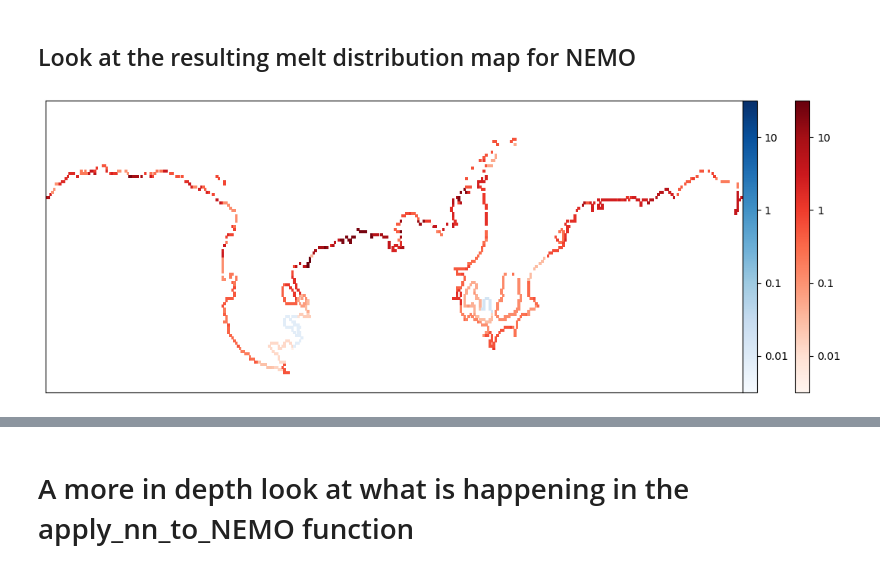
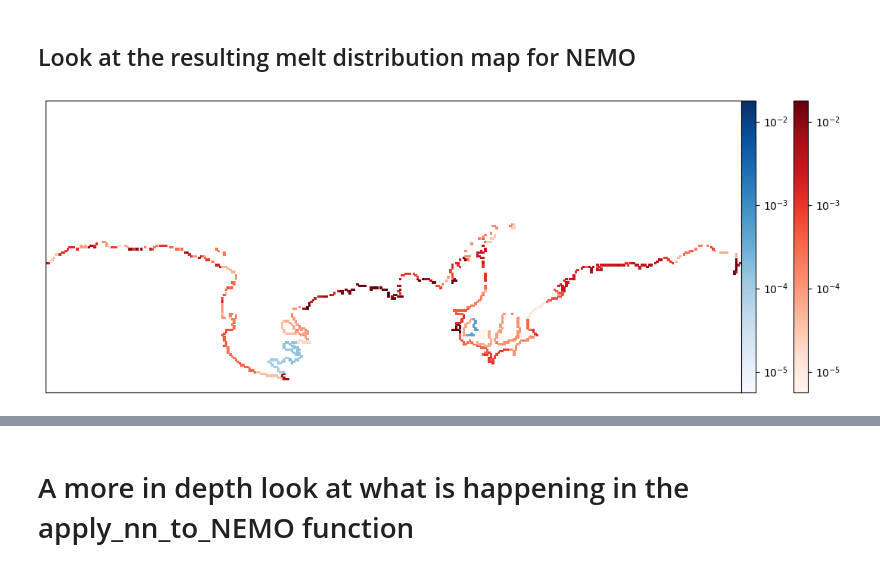
Before and after one commit to hockenden97/simpleNN_basal_melt, a Jupyter notebook: AIAI_scripts_notebooks/NEMO_full_process_function.ipynb, the cells around one changed output, grey strips where cells are left out. Saved outputs shown, nothing was run; the diff lists cells and outputs as text; code cells hidden in the pictures.

```diff
--- a/AIAI_scripts_notebooks/NEMO_full_process_function.ipynb
+++ b/AIAI_scripts_notebooks/NEMO_full_process_function.ipynb
@@ -24,6 +24,11 @@ from scipy.spatial import cKDTree
 
 # NEMO simulation temperature and salinity profiles
 filepath_nemo_output = '/bettik/ockendeh/SCRIPTS/simpleNN_basal_melt/AIAI_data/ECM71-ico-LR-pi-01.pi_1883_1Y_grid_T.nc'
+filepath_nemo_output = '/bettik/ockendeh/NEMO_simulations/TGCC/eORCA1.L75-TOTO_y1985.1y_gridT.nc'
+filepath_nemo_output = '/bettik/ockendeh/NEMO_simulations/TGCC/eORCA1.L75-TOTO_1y_NN_1979-1979_0000.nc'
+
+# NEMO full grid coords
+filepath_domain_cfg = '/bettik/ockendeh/NEMO_simulations/TGCC/eORCA1.4.3_CavsForNN_domain_cfg.nc'
 
 # Set the filepaths
 # The target grid mask
@@ -38,15 +43,16 @@ path_model = '/bettik/ockendeh/NEMO_simulations/models/'
 path_norm_metrics = '/bettik/ockendeh/NEMO_simulations/models/'
 
 # And the location of the output files
-filepath_nn_output = '/bettik/ockendeh/SCRIPTS/simpleNN_basal_melt/data/processing_ho/'
+folder_nn_output = '/bettik/ockendeh/SCRIPTS/simpleNN_basal_melt/data/processing_ho/'
 simulation = 'DUM001' # Can potentially be set from the input
 year_of_interest = '9999' # Can potentially be set from the input
+filepath_nn_output = folder_nn_output + 'nn_output_melt' '_' + simulation + '_' + year_of_interest + '.nc'
 
 # Any parameters which need to be set
 # Which neural network have you chosen?
 this_collection = 'OPM026_OPM0263_OPM031_OPM016_OPM018_OPM021_ctrl94_isf94_isfru94'
 exp_name = 'slope_front'
-join_ice_shelves = True
+join_ice_shelves = False
 # %% [markdown]
 ## Apply neural network
 # %%
@@ -90,29 +91,29 @@ Wall time: 59.9 s
 # %% [markdown]
 ## Look at the resulting melt distribution map for NEMO
-# %%
-melt = xr.open_dataset(filepath_nn_output + 'nn_output_melt' '_' + simulation + '_' + year_of_interest + '.nc')
-melt_all = melt.melt.values
-melt.close()
-melt_all[melt_all == 0] = np.nan
-
-fig, ax = plt.subplots(1,1, figsize = (15,5))
-im = plt.pcolor(np.log10(-melt_all), cmap = 'Reds')
-im.set_clim(-2.5,1.5)
-cbar = plt.colorbar(im, ax= ax, pad = -0.08)
-cbar.set_ticks((-2,-1,0,1))
-cbar.set_ticklabels(((10**-2), (10**-1), (10**0), (10**1)))
-im = plt.pcolor(np.log10(melt_all), cmap = 'Blues')
-im.set_clim(-2.5,1.5)
-cbar = plt.colorbar(im, ax= ax, pad = 0)
-cbar.set_ticks((-2,-1,0,1))
-cbar.set_ticklabels(((10**-2), (10**-1), (10**0), (10**1)))
-
-ax.set_xticks([]);
-ax.set_yticks([]);
-
-#im.set_clim(-0.1,0)
-fig.savefig('Output melt.jpg', dpi = 200, bbox_inches = 'tight')
-# %% [output]
-[figure, removed]
+# %%
+melt = xr.open_dataset(filepath_nn_output)# + 'nn_output_melt' '_' + simulation + '_' + year_of_interest + '.nc')
+melt_all = melt.melt.values
+melt_all[melt_all == 0] = np.nan
+
+fig, ax = plt.subplots(1,1, figsize = (15,5))
+im = plt.pcolor(np.log10(-melt_all), cmap = 'Reds')
+im.set_clim(-5.25,-1.75)
+cbar = plt.colorbar(im, ax= ax, pad = -0.08)
+cbar.set_ticks((-5,-4,-3,-2))
+cbar.set_ticklabels((('10$^{-5}$'), ('10$^{-4}$'), ('10$^{-3}$'), ('10$^{-2}$')))
+im = plt.pcolor(np.log10(melt_all), cmap = 'Blues')
+im.set_clim(-5.25,-1.75)
+cbar = plt.colorbar(im, ax= ax, pad = 0)
+cbar.set_ticks((-5,-4,-3,-2))
+cbar.set_ticklabels((('10$^{-5}$'), ('10$^{-4}$'), ('10$^{-3}$'), ('10$^{-2}$')))
+
+ax.set_xticks([]);
+ax.set_yticks([]);
+#ax.set_ylim(0,110)
+
+#im.set_clim(-0.1,0)
+fig.savefig('Output melt.jpg', dpi = 200, bbox_inches = 'tight')
+# %% [output]
+[figure, added]
 # %%
 purple
```
Also changed, not shown: parts of 24 cells of this notebook, 7 other files.
